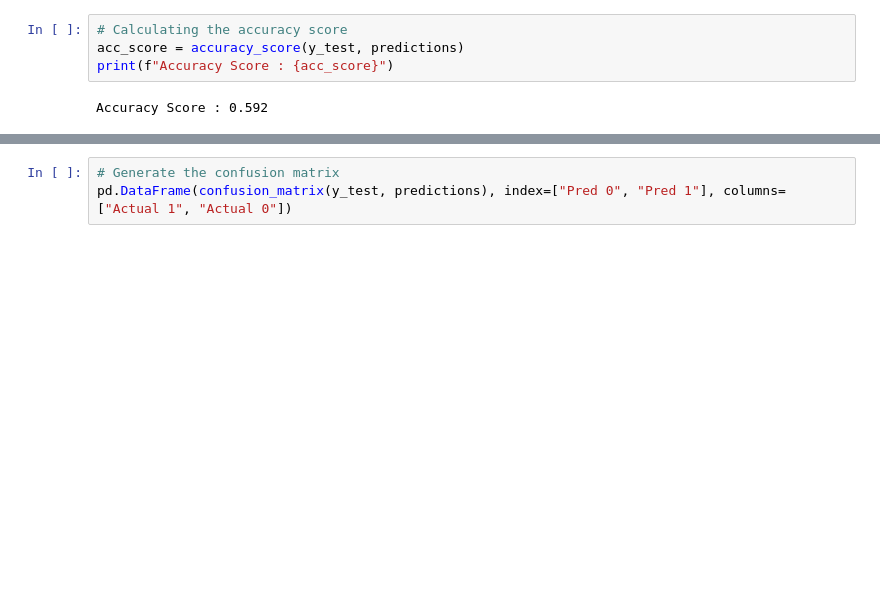
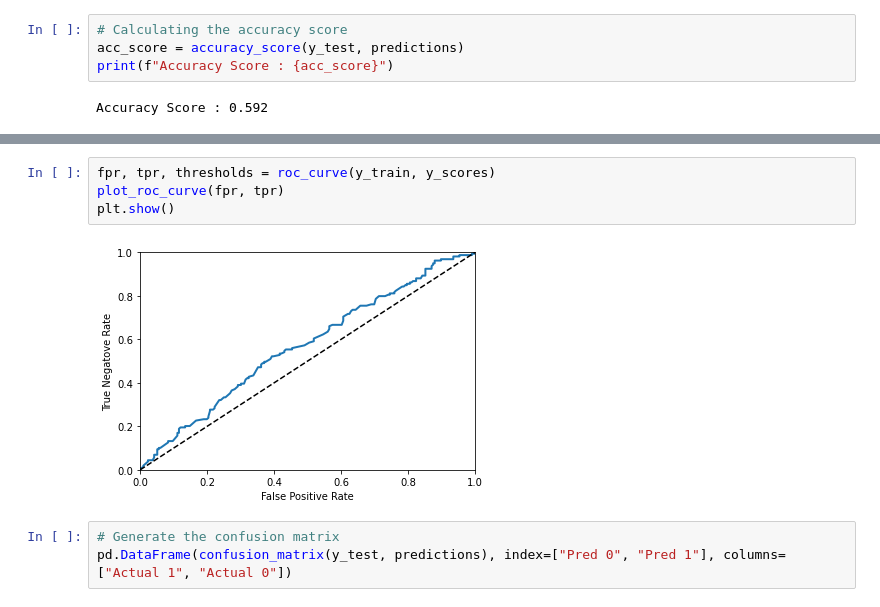
Before and after one commit to allaccountstaken/automl_v_hyperdrive, a Jupyter notebook: basic_model.ipynb, the cells around one changed output, grey strips where cells are left out. Cells and saved outputs as stored; diff of their text form; blank space fills up the shorter version.

```diff
--- a/basic_model.ipynb
+++ b/basic_model.ipynb
@@ -233,3 +280,9 @@ Accuracy Score : 0.592
+# %%
+fpr, tpr, thresholds = roc_curve(y_train, y_scores)
+plot_roc_curve(fpr, tpr)
+plt.show()
+# %% [output]
+[figure, added]
 # %%
 # Generate the confusion matrix
 pd.DataFrame(confusion_matrix(y_test, predictions), index=["Pred 0", "Pred 1"], columns=["Actual 1", "Actual 0"])
```
Also changed, not shown: parts of 15 cells of this notebook.
